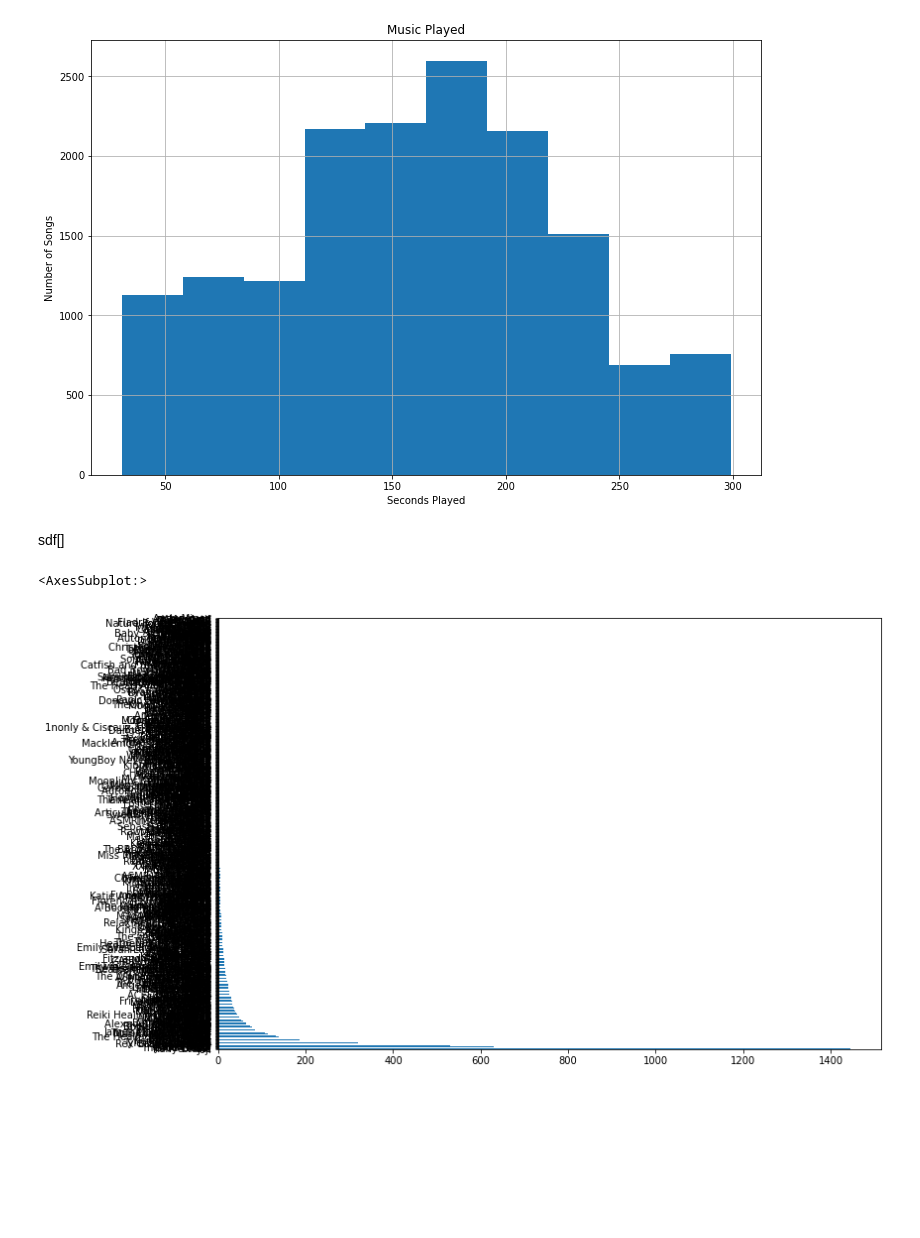
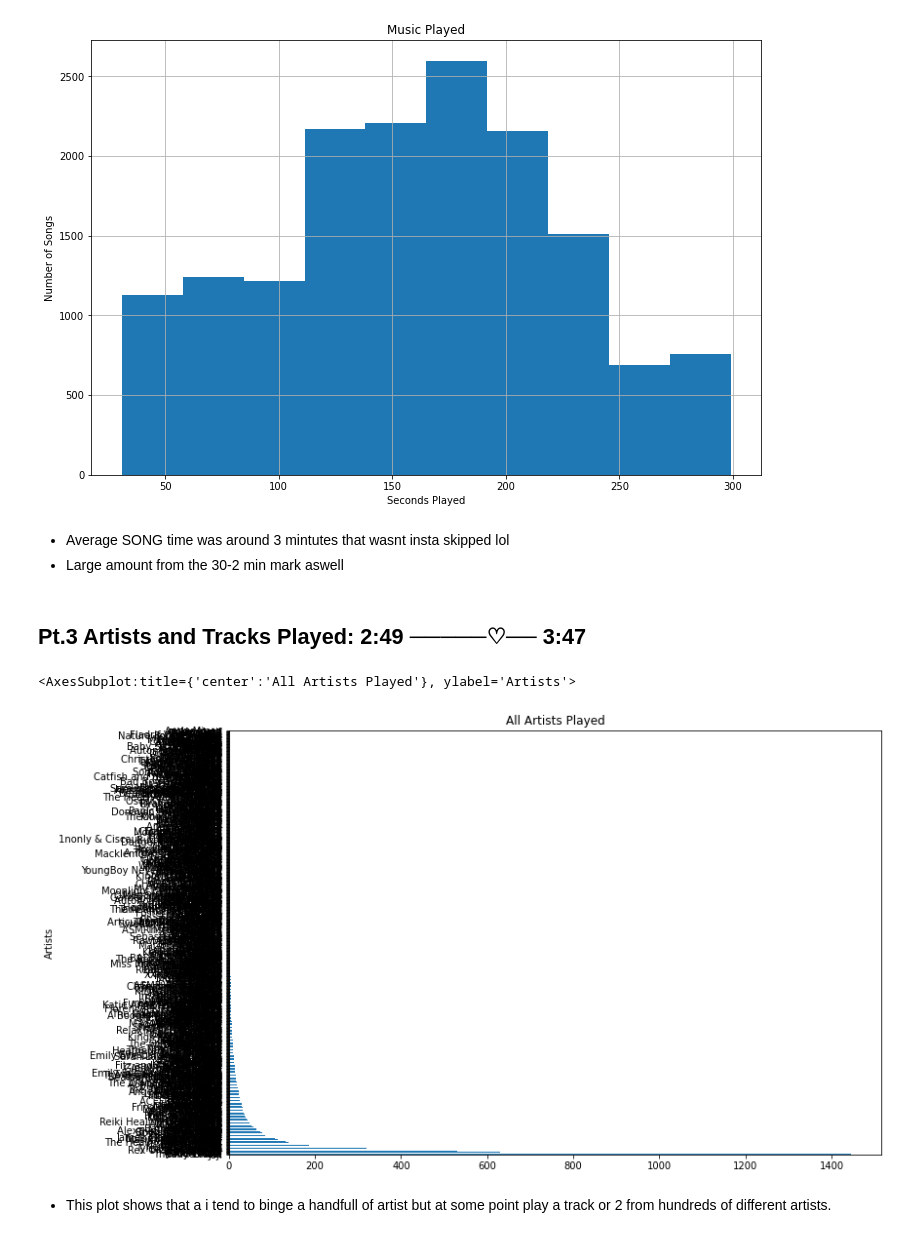
Before and after one commit to charliehanlon/SpotifyExploration, a Jupyter notebook: SpotifyEx.ipynb, the cells around one changed output. Cells and saved outputs as stored; diff of their text form; code cells hidden in the pictures; blank space fills up the shorter version.

```diff
--- a/SpotifyEx.ipynb
+++ b/SpotifyEx.ipynb
@@ -188,12 +153,17 @@ plt.title("Music Played")
 plt.show()
 # %% [output]
 [figure]
+# %% [markdown]
+- Average SONG time was around 3 mintutes that wasnt insta skipped lol
+- Large amount from the 30-2 min mark aswell
 # %%
 plt.rcParams['figure.figsize']=(12,8)
-# %% [markdown]
-sdf[]
+# %% [markdown]
+## Pt.3 Artists and Tracks Played: 2:49 ─────♡── 3:47
 # %%
-x.artistName.value_counts().plot(kind="barh")
+x.artistName.value_counts().plot(kind="barh", title="All Artists Played", ylabel="Artists")
 # %% [output]
-<AxesSubplot:>
+<AxesSubplot:title={'center':'All Artists Played'}, ylabel='Artists'>
-[figure, old version]
+[figure, new version]
+# %% [markdown]
+- This plot shows that a i tend to binge a handfull of artist but at some point play a track or 2 from hundreds of different artists.
```
Also changed, not shown: parts of 24 cells of this notebook, 1 other file.
